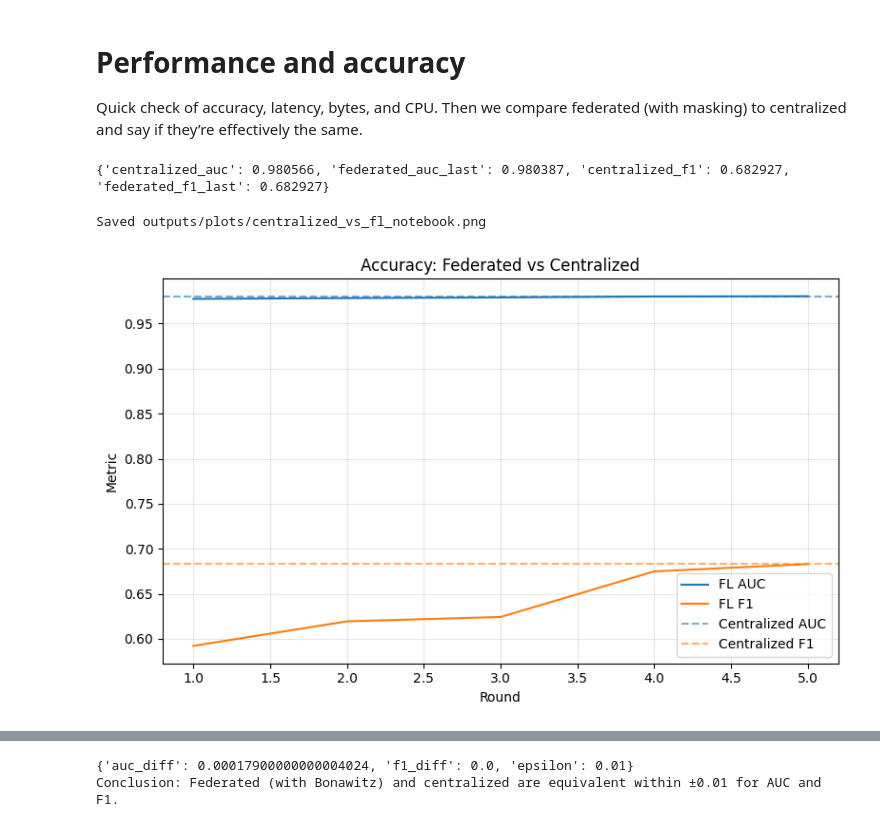
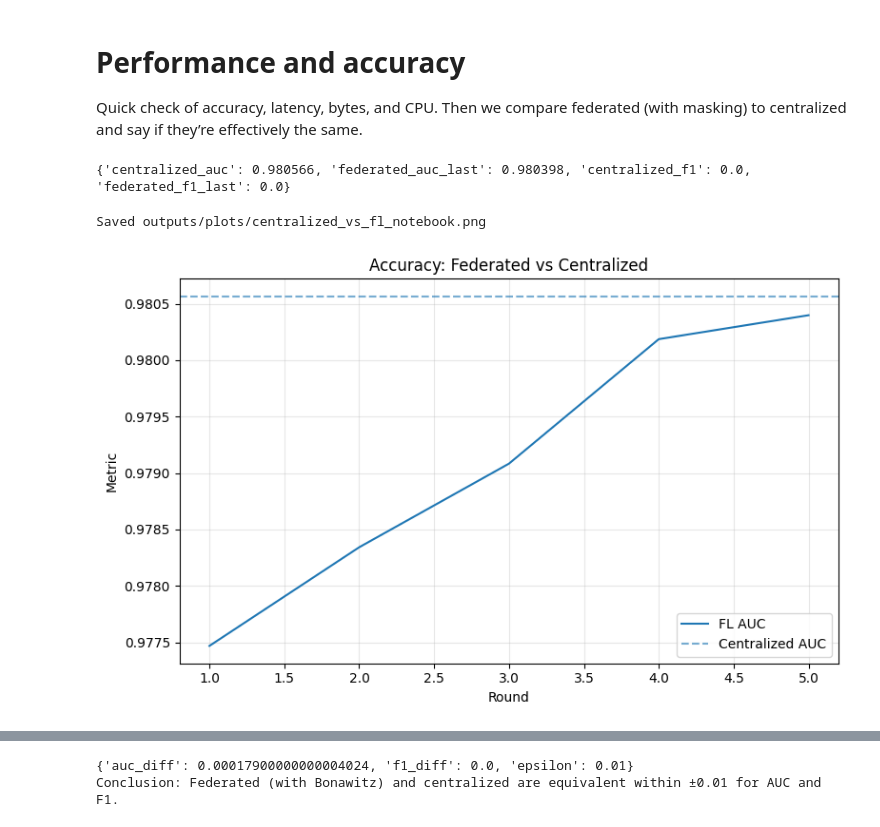
Before and after one commit to tanmay-8/Mega-Project-1, a Jupyter notebook: notebooks/performance_and_comparison.ipynb, the cells around one changed output, grey strips where cells are left out. Cells and saved outputs as stored; diff of their text form; code cells hidden in the pictures.

```diff
--- a/notebooks/performance_and_comparison.ipynb
+++ b/notebooks/performance_and_comparison.ipynb
@@ -48,7 +48,6 @@ def read_fl_metrics(path: Path):
         for row in r:
             rounds.append(int(row["round"]))
             aucs.append(float(row["AUC"]))
-            f1s.append(float(row["F1"]))
     return rounds, aucs, f1s
 
 
@@ -100,26 +99,24 @@ fl_auc_last = fl_aucs[-1] if fl_aucs else 0.0
 fl_f1_last = fl_f1s[-1] if fl_f1s else 0.0
 print({"centralized_auc": cen_auc, "federated_auc_last": fl_auc_last, "centralized_f1": cen_f1, "federated_f1_last": fl_f1_last})
 # %% [output]
-{'centralized_auc': 0.980566, 'federated_auc_last': 0.980387, 'centralized_f1': 0.682927, 'federated_f1_last': 0.682927}
+{'centralized_auc': 0.980566, 'federated_auc_last': 0.980398, 'centralized_f1': 0.0, 'federated_f1_last': 0.0}
 # %%
 # Plot accuracy curves and overlay centralized lines
 plt.figure(figsize=(8,5))
 if fl_rounds:
     plt.plot(fl_rounds, fl_aucs, label='FL AUC')
-    plt.plot(fl_rounds, fl_f1s, label='FL F1')
 plt.axhline(cen_auc, color='C0', linestyle='--', alpha=0.6, label='Centralized AUC')
-plt.axhline(cen_f1, color='C1', linestyle='--', alpha=0.6, label='Centralized F1')
 plt.xlabel('Round')
 plt.ylabel('Metric')
 plt.title('Accuracy: Federated vs Centralized')
 plt.grid(True, alpha=0.3)
 plt.legend()
 acc_plot_path = ARTIFACTS_DIR / 'centralized_vs_fl_notebook.png'
 plt.tight_layout(); plt.savefig(acc_plot_path, dpi=150)
 print(f'Saved {acc_plot_path}')
 # %% [output]
 Saved outputs/plots/centralized_vs_fl_notebook.png
-[figure, old version]
+[figure, new version]
 # %%
 # Latency per round and client upload bytes
 import statistics as stats
```
Also changed, not shown: parts of 1 cell of this notebook, 17 other files.
